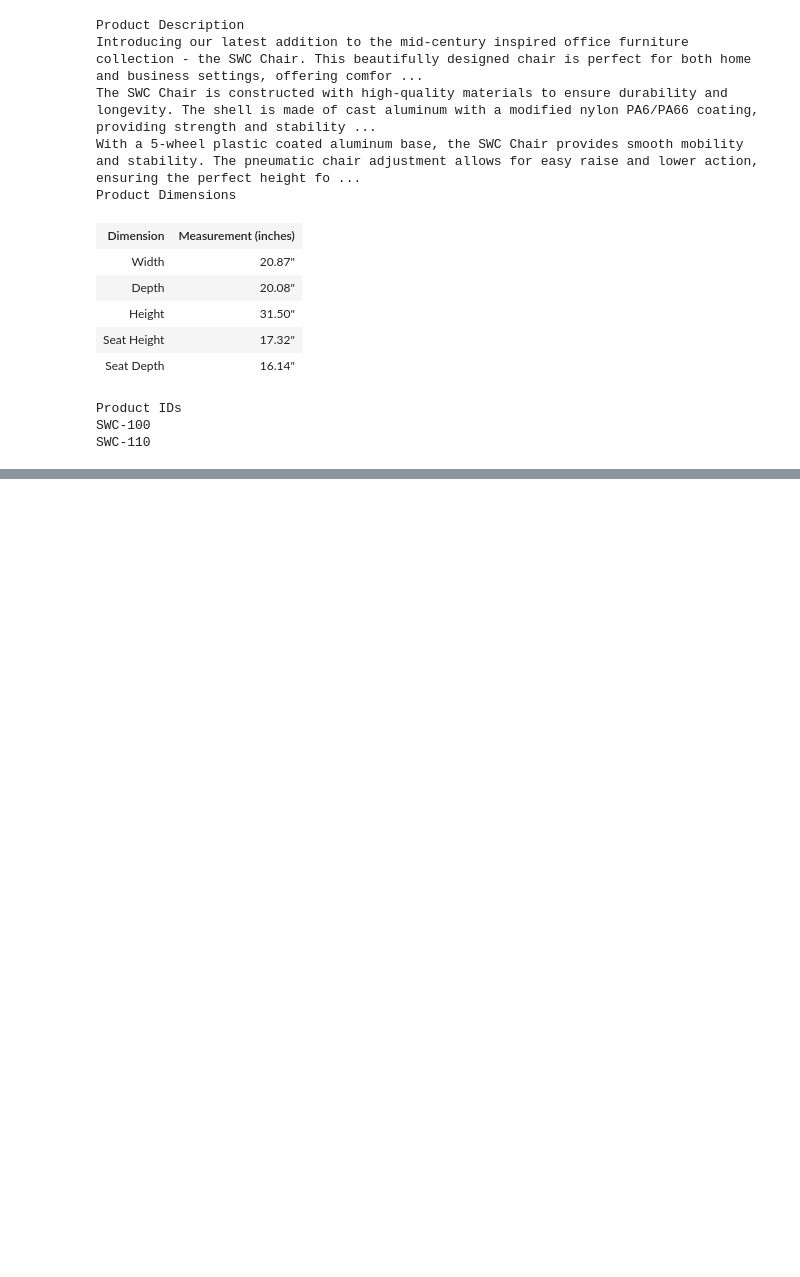
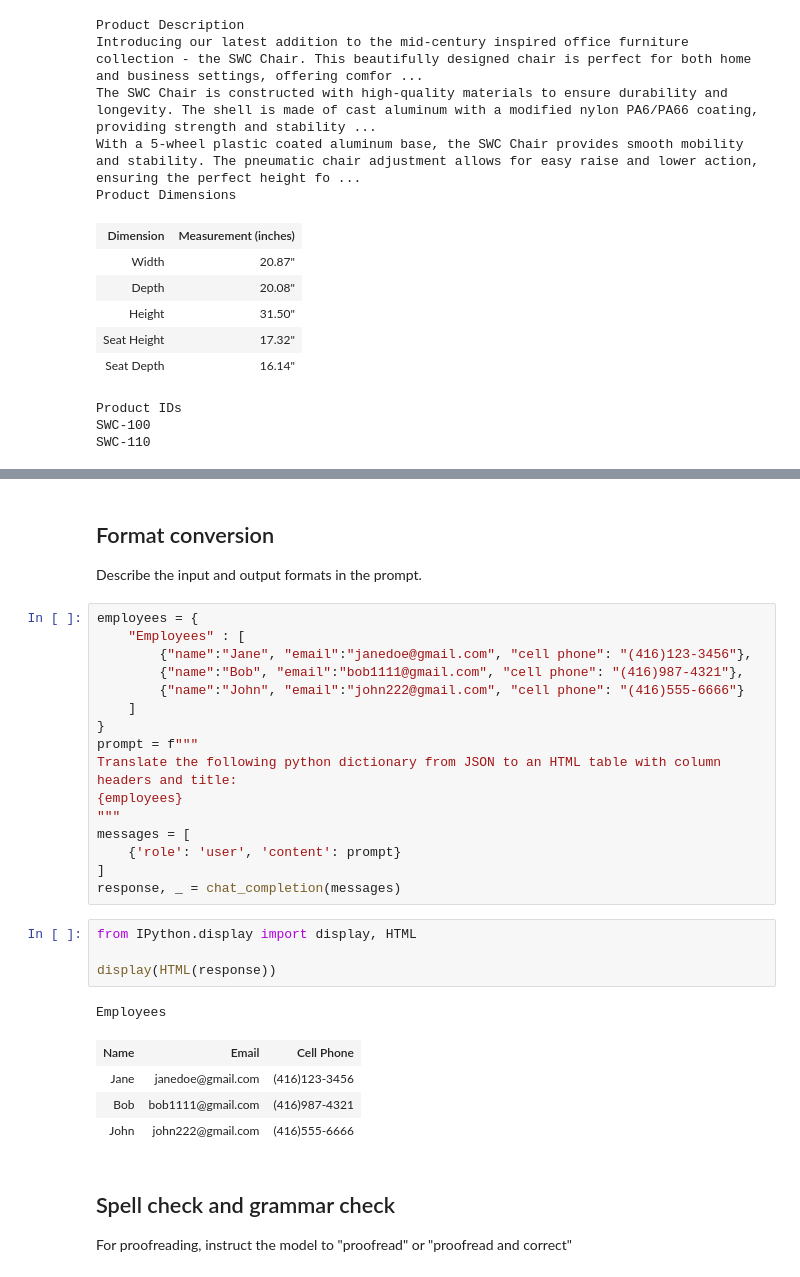
Before and after one commit to liminma/machine-learning-lab, a Jupyter notebook: notebooks/experiment_with_prompt_engineering.ipynb, the cells around one changed output, grey strips where cells are left out. Saved outputs shown, nothing was run; the diff lists cells and outputs as text; blank space fills up the shorter version.

```diff
--- a/notebooks/experiment_with_prompt_engineering.ipynb
+++ b/notebooks/experiment_with_prompt_engineering.ipynb
@@ -557,0 +678,33 @@ SWC-110
+# %% [markdown]
+## Format conversion
+Describe the input and output formats in the prompt.
+# %%
+employees = {
+    "Employees" : [
+        {"name":"Jane", "email":"janedoe@gmail.com", "cell phone": "(416)123-3456"},
+        {"name":"Bob", "email":"bob1111@gmail.com", "cell phone": "(416)987-4321"},
+        {"name":"John", "email":"john222@gmail.com", "cell phone": "(416)555-6666"}
+    ]
+}
+prompt = f"""
+Translate the following python dictionary from JSON to an HTML table with column headers and title:
+{employees}
+"""
+messages = [
+    {'role': 'user', 'content': prompt}
+]
+response, _ = chat_completion(messages)
+# %%
+from IPython.display import display, HTML
+
+display(HTML(response))
+# %% [output]
+Employees
+| Name | Email | Cell Phone |
+| Jane | janedoe@gmail.com | (416)123-3456 |
+| Bob | bob1111@gmail.com | (416)987-4321 |
+| John | john222@gmail.com | (416)555-6666 |
+# %% [markdown]
+## Spell check and grammar check
+
+For proofreading, instruct the model to "proofread" or "proofread and correct"
```
Also changed, not shown: parts of 15 cells of this notebook, 1 other file.
